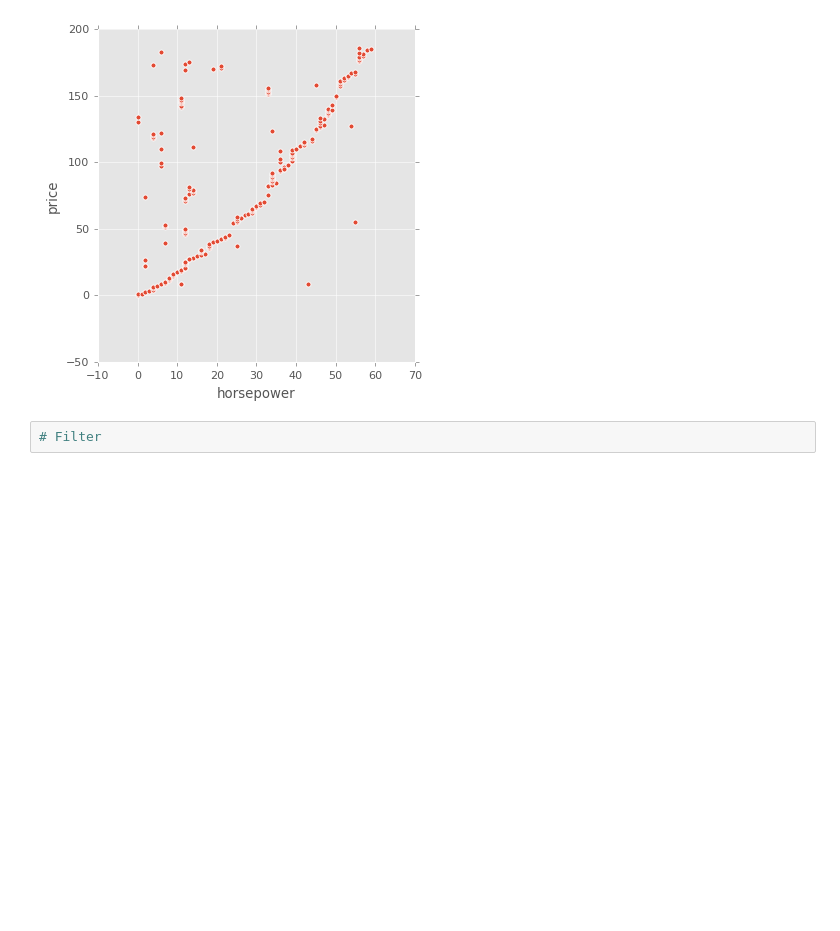
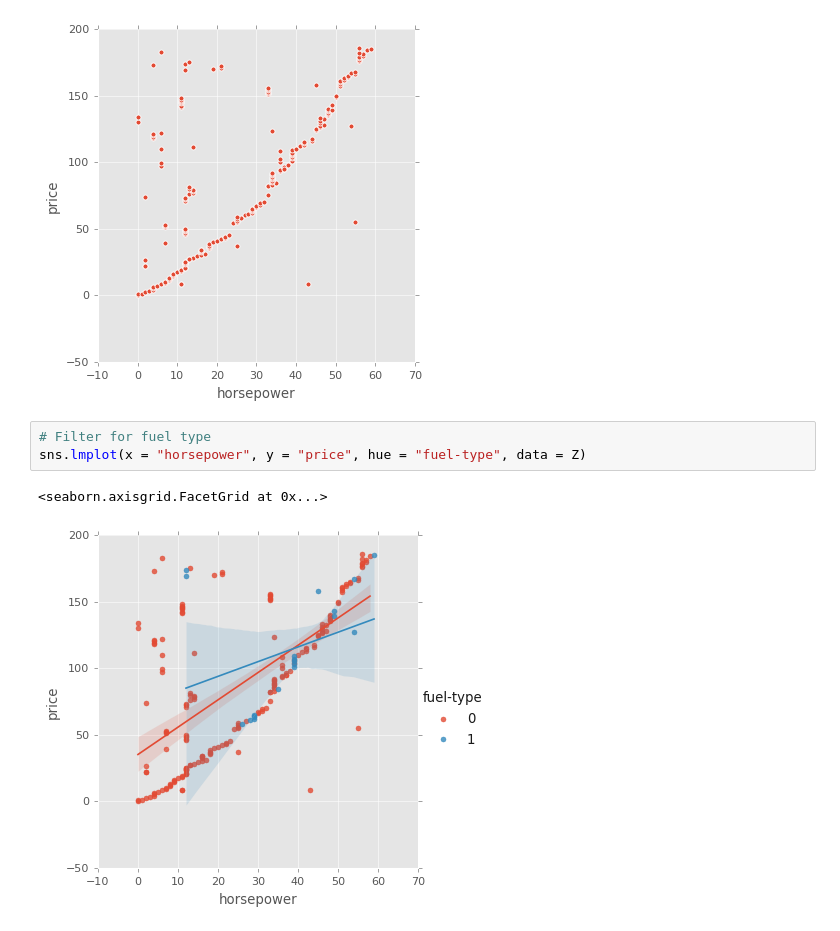
Before and after one commit to PMetcalf/scratch-pad, a Jupyter notebook: Data Science/Feature Engineering/mutual_info_auto.ipynb, the cells around one changed output. Drawn from its saved outputs; the diff is of its cells as text; blank space fills up the shorter version.

```diff
--- a/Data Science/Feature Engineering/mutual_info_auto.ipynb
+++ b/Data Science/Feature Engineering/mutual_info_auto.ipynb
@@ -138,5 +138,9 @@ plot_mi_scores(mi_scores)
 sns.relplot(x="horsepower", y="price", data=Z);
 # %% [output]
 [figure]
-# %%
-# Filter
+# %%
+# Filter for fuel type
+sns.lmplot(x = "horsepower", y = "price", hue = "fuel-type", data = Z)
+# %% [output]
+<seaborn.axisgrid.FacetGrid at 0x...>
+[figure, added]
```
